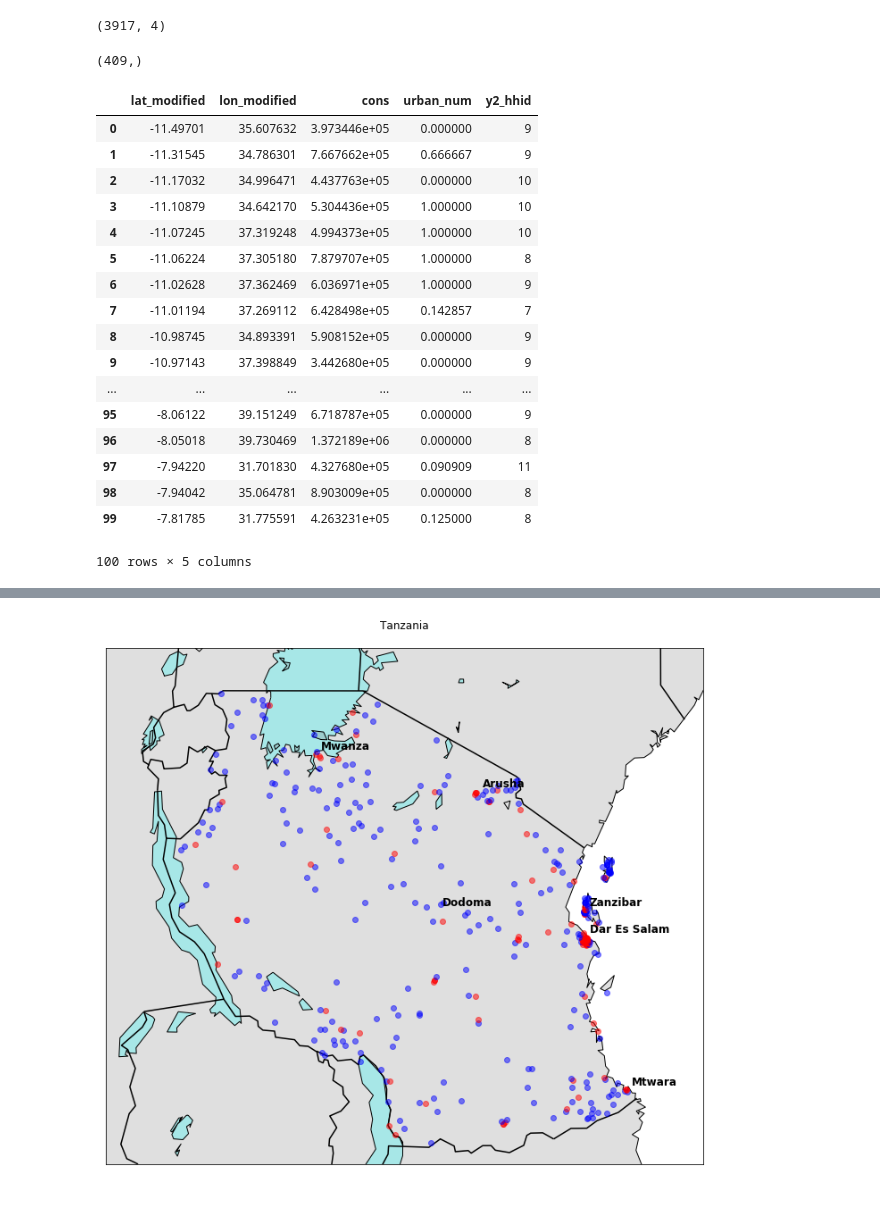
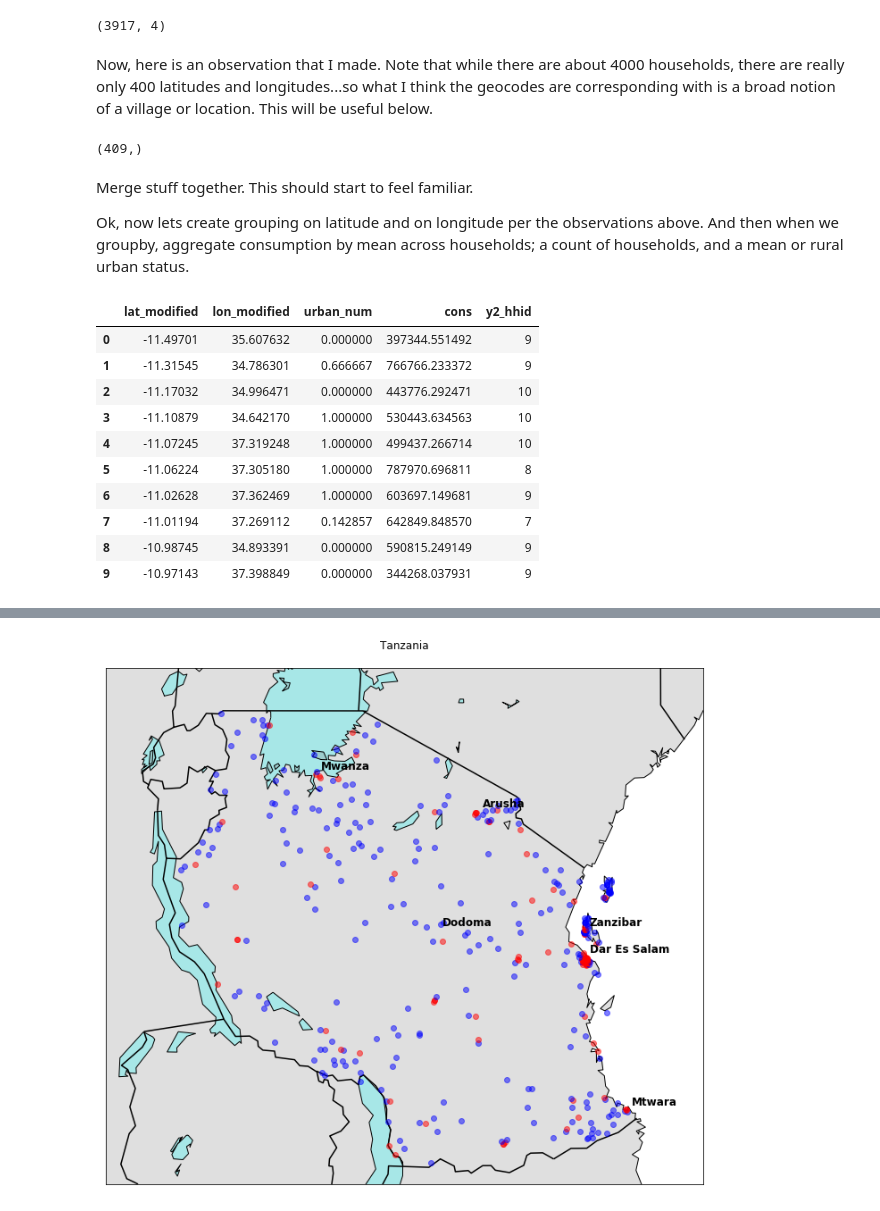
Before and after one commit to mwaugh0328/Data_Bootcamp_Fall_2017, a Jupyter notebook: data_bootcamp_1204/base_map.ipynb, the cells around one changed output, grey strips where cells are left out. Drawn from its saved outputs; the diff is of its cells as text; code cells hidden in the pictures.

```diff
--- a/data_bootcamp_1204/base_map.ipynb
+++ b/data_bootcamp_1204/base_map.ipynb
@@ -278,6 +289,8 @@ geo_var.head()
 geo_var.shape
 # %% [output]
 (3917, 4)
+# %% [markdown]
+Now, here is an observation that I made. Note that while there are about 4000 households, there are really only 400 latitudes and longitudes...so what I think the geocodes are corresponding with is a broad notion of a village or location. This will be useful below.
 # %%
 geo_var.lon_modified.unique().shape
 # Now this is interesting because it tells me
@@ -290,34 +303,31 @@ tanz = pd.merge(tanz_c, geo_var, how='inner',
                          left_on = "y2_hhid", right_on = "y2_hhid", indicator = True)
 
 #So mege on the houshold id, take the inner (I think some housholds split up, some dropped out could not be found).
+# %% [markdown]
+Merge stuff together. This should start to feel familiar.
+
+Ok, now lets create grouping on latitude and on longitude per the observations above. And then when we groupby, aggregate consumption by mean across households; a count of households, and a mean or rural urban status.
 # %%
 geo_group = tanz.groupby(["lat_modified","lon_modified"])
 
 cnt = geo_group.agg({"cons": "mean", "y2_hhid": "count", "urban_num": "mean"})
 
 cnt.head(20)
 
 cnt.reset_index(inplace = True)
 
-cnt.head(100)
+cnt.head(10)
 
 #cnt.sort_values("lat_modified").head(100)
 # %% [output]
-|  | lat_modified | lon_modified | cons | urban_num | y2_hhid |
-| 0 | -11.49701 | 35.607632 | 3.973446e+05 | 0.000000 | 9 |
-| 1 | -11.31545 | 34.786301 | 7.667662e+05 | 0.666667 | 9 |
-| 2 | -11.17032 | 34.996471 | 4.437763e+05 | 0.000000 | 10 |
-| 3 | -11.10879 | 34.642170 | 5.304436e+05 | 1.000000 | 10 |
-| 4 | -11.07245 | 37.319248 | 4.994373e+05 | 1.000000 | 10 |
-| 5 | -11.06224 | 37.305180 | 7.879707e+05 | 1.000000 | 8 |
-| 6 | -11.02628 | 37.362469 | 6.036971e+05 | 1.000000 | 9 |
-| 7 | -11.01194 | 37.269112 | 6.428498e+05 | 0.142857 | 7 |
-| 8 | -10.98745 | 34.893391 | 5.908152e+05 | 0.000000 | 9 |
-| 9 | -10.97143 | 37.398849 | 3.442680e+05 | 0.000000 | 9 |
-| ... | ... | ... | ... | ... | ... |
-| 95 | -8.06122 | 39.151249 | 6.718787e+05 | 0.000000 | 9 |
-| 96 | -8.05018 | 39.730469 | 1.372189e+06 | 0.000000 | 8 |
-| 97 | -7.94220 | 31.701830 | 4.327680e+05 | 0.090909 | 11 |
-| 98 | -7.94042 | 35.064781 | 8.903009e+05 | 0.000000 | 8 |
-| 99 | -7.81785 | 31.775591 | 4.263231e+05 | 0.125000 | 8 |
+|  | lat_modified | lon_modified | urban_num | cons | y2_hhid |
+| 0 | -11.49701 | 35.607632 | 0.000000 | 397344.551492 | 9 |
+| 1 | -11.31545 | 34.786301 | 0.666667 | 766766.233372 | 9 |
+| 2 | -11.17032 | 34.996471 | 0.000000 | 443776.292471 | 10 |
+| 3 | -11.10879 | 34.642170 | 1.000000 | 530443.634563 | 10 |
+| 4 | -11.07245 | 37.319248 | 1.000000 | 499437.266714 | 10 |
+| 5 | -11.06224 | 37.305180 | 1.000000 | 787970.696811 | 8 |
+| 6 | -11.02628 | 37.362469 | 1.000000 | 603697.149681 | 9 |
+| 7 | -11.01194 | 37.269112 | 0.142857 | 642849.848570 | 7 |
+| 8 | -10.98745 | 34.893391 | 0.000000 | 590815.249149 | 9 |
+| 9 | -10.97143 | 37.398849 | 0.000000 | 344268.037931 | 9 |
-100 rows × 5 columns
```
Also changed, not shown: parts of 15 cells of this notebook.
